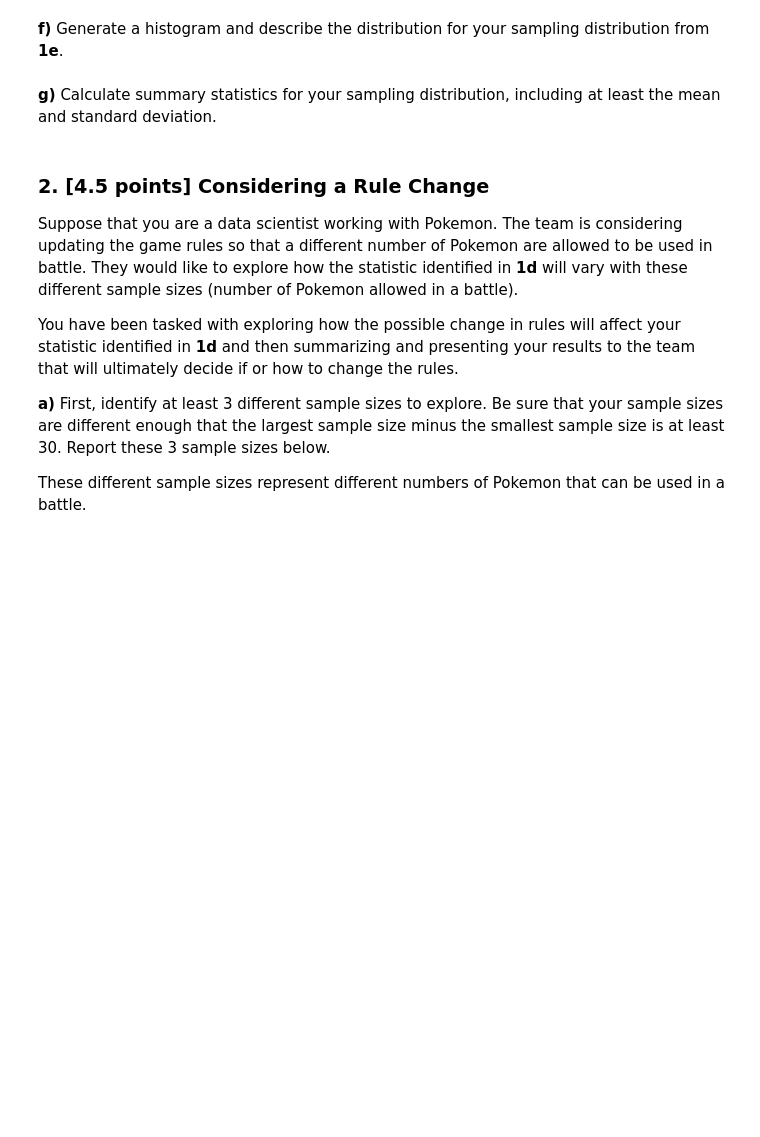
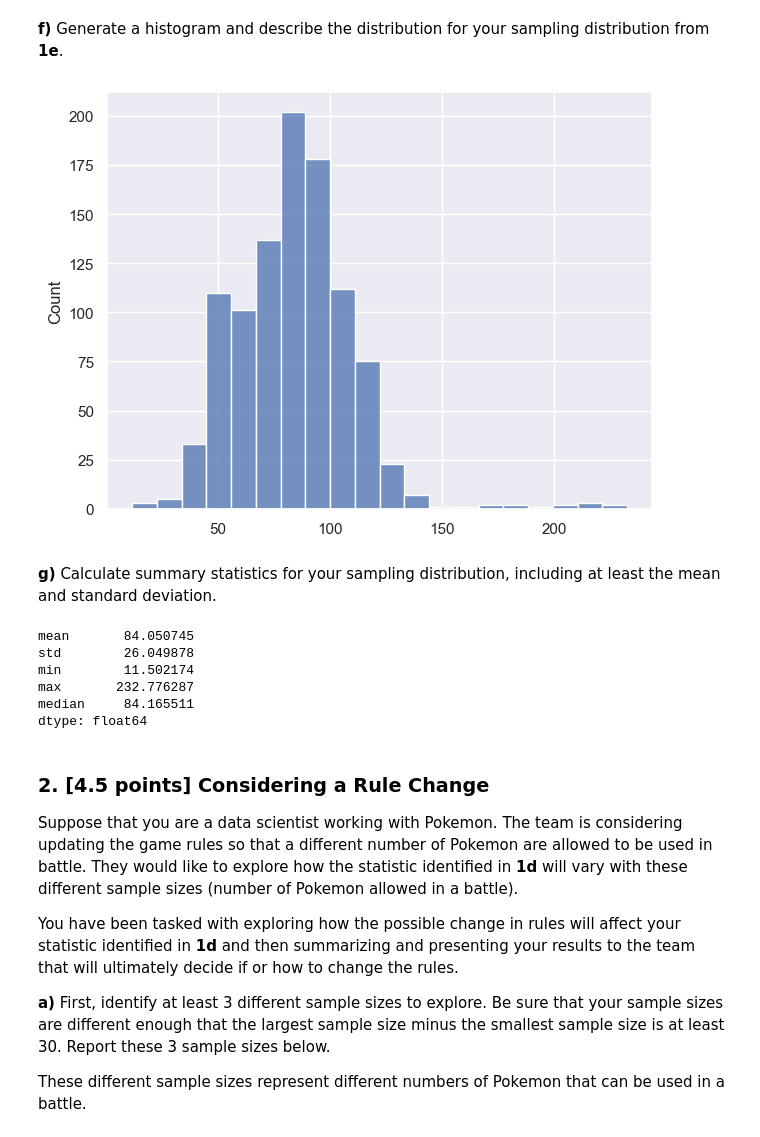
Before and after one commit to MatthewMandhyan/Stat207_clone, a Jupyter notebook: lab_05/lab_05.ipynb, the cells around one changed output. Drawn from its saved outputs; the diff is of its cells as text; code cells hidden in the pictures; blank space fills up the shorter version.

```diff
--- a/lab_05/lab_05.ipynb
+++ b/lab_05/lab_05.ipynb
@@ -90,10 +135,35 @@ In this first question, we will generate a sampling distribution for 6 Pokemon t
 **e)** Now, generate repeated random samples of size 6 from the data and calculate your statistic of interest for each sample.  Record that statistic of interest for each sample, in the process creating a sampling distribution for your statistic of interest.
 
 *Hint:* How many repetitions should you use?  This question is vague and allows you to select a number.  Be sure that you use *enough* so that your distribution doesn't look substantially different if you change/increase the number of repetitions.
+# %%
+import numpy as np
+
+B = 1000
+samples_array = np.empty((B, 6))
+for i in range(B):
+    samples = df["Base_Experience"].dropna().sample(n=6, random_state=i)
+    samples_array[i] = samples
+    stds = samples_array[:, :6].std(axis=1, ddof=1)
 # %% [markdown]
 **f)** Generate a histogram and describe the distribution for your sampling distribution from **1e**.
+# %%
+sns.histplot(stds, bins=20)
+plt.tight_layout()
+plt.show()
+# %% [output]
+[figure, added]
 # %% [markdown]
 **g)** Calculate summary statistics for your sampling distribution, including at least the mean and standard deviation.
+# %%
+std_s = pd.Series(stds)
+std_s.agg(['mean', 'std', 'min', 'max', 'median'])
+# %% [output]
+mean       84.050745
+std        26.049878
+min        11.502174
+max       232.776287
+median     84.165511
+dtype: float64
 # %% [markdown]
 ### 2. [4.5 points] Considering a Rule Change
 
```
Also changed, not shown: parts of 12 cells of this notebook.
